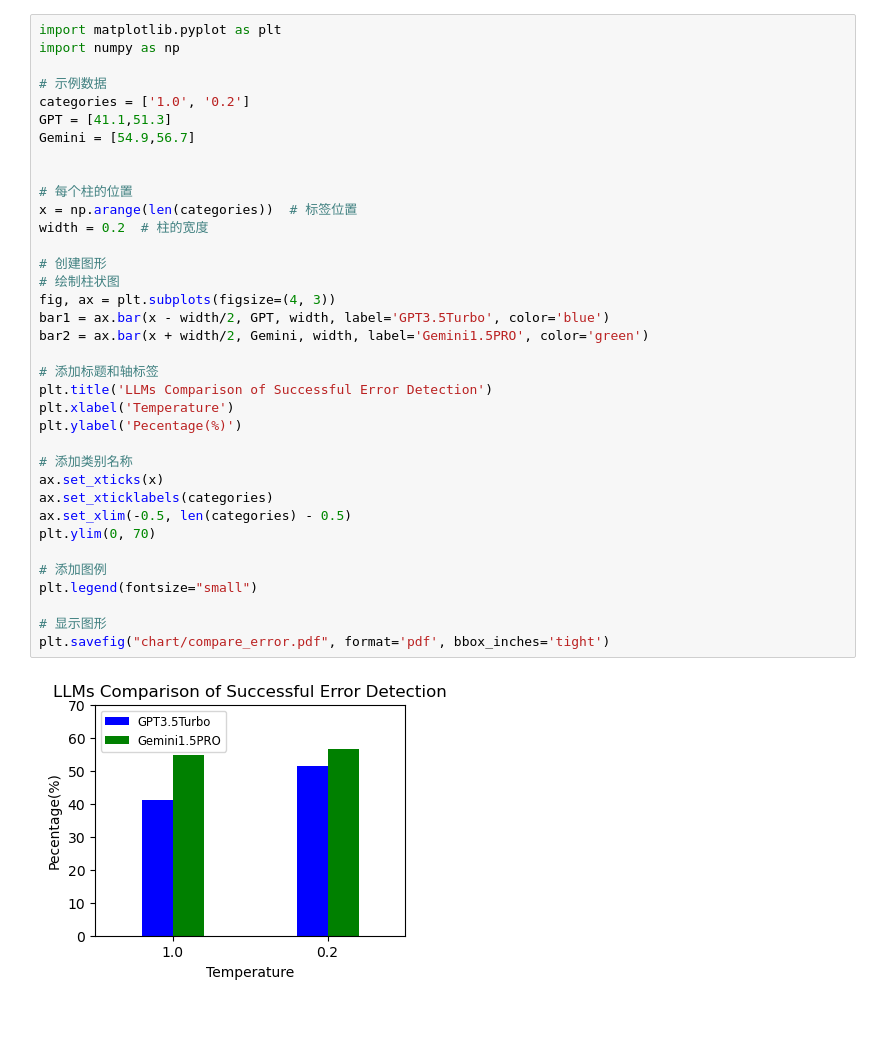
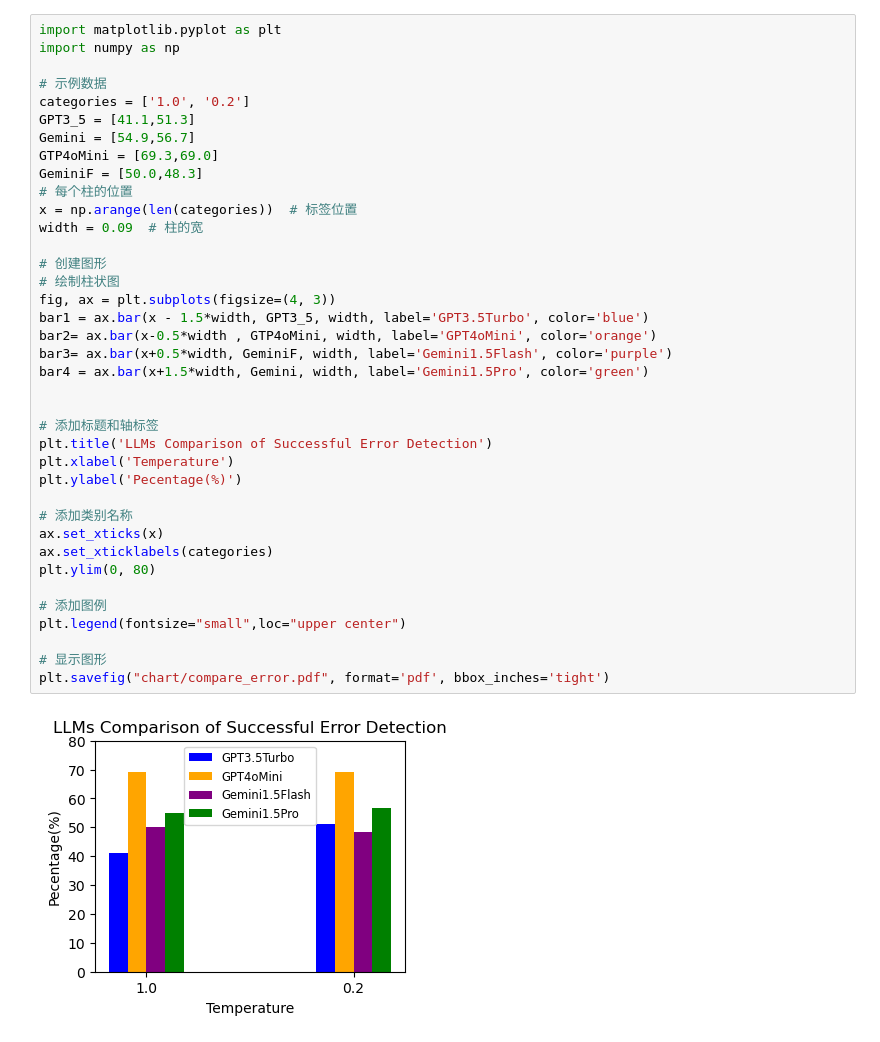
Before and after one commit to 12138mICHAEL1111/llm-test-generation, a Jupyter notebook: chart.ipynb, the cells around one changed output. Saved outputs shown, nothing was run; the diff lists cells and outputs as text.

```diff
--- a/chart.ipynb
+++ b/chart.ipynb
@@ -118,38 +121,40 @@ plt.savefig("chart/compare_test.pdf", format='pdf', bbox_inches='tight')
 # %%
 import matplotlib.pyplot as plt
 import numpy as np
 
 # 示例数据
 categories = ['1.0', '0.2']
-GPT = [41.1,51.3]
+GPT3_5 = [41.1,51.3]
 Gemini = [54.9,56.7]
-
-
+GTP4oMini = [69.3,69.0]
+GeminiF = [50.0,48.3]
 # 每个柱的位置
 x = np.arange(len(categories))  # 标签位置
-width = 0.2  # 柱的宽度
+width = 0.09  # 柱的宽
 
 # 创建图形
 # 绘制柱状图
 fig, ax = plt.subplots(figsize=(4, 3))
-bar1 = ax.bar(x - width/2, GPT, width, label='GPT3.5Turbo', color='blue')
-bar2 = ax.bar(x + width/2, Gemini, width, label='Gemini1.5PRO', color='green')
+bar1 = ax.bar(x - 1.5*width, GPT3_5, width, label='GPT3.5Turbo', color='blue')
+bar2= ax.bar(x-0.5*width , GTP4oMini, width, label='GPT4oMini', color='orange')
+bar3= ax.bar(x+0.5*width, GeminiF, width, label='Gemini1.5Flash', color='purple')
+bar4 = ax.bar(x+1.5*width, Gemini, width, label='Gemini1.5Pro', color='green')
+
 
 # 添加标题和轴标签
 plt.title('LLMs Comparison of Successful Error Detection')
 plt.xlabel('Temperature')
 plt.ylabel('Pecentage(%)')
 
 # 添加类别名称
 ax.set_xticks(x)
 ax.set_xticklabels(categories)
-ax.set_xlim(-0.5, len(categories) - 0.5)
-plt.ylim(0, 70)
+plt.ylim(0, 80)
 
 # 添加图例
-plt.legend(fontsize="small")
+plt.legend(fontsize="small",loc="upper center")
 
 # 显示图形
 plt.savefig("chart/compare_error.pdf", format='pdf', bbox_inches='tight')
 # %% [output]
-[figure, old version]
+[figure, new version]
```
Also changed, not shown: parts of 3 cells of this notebook, 42 other files.
